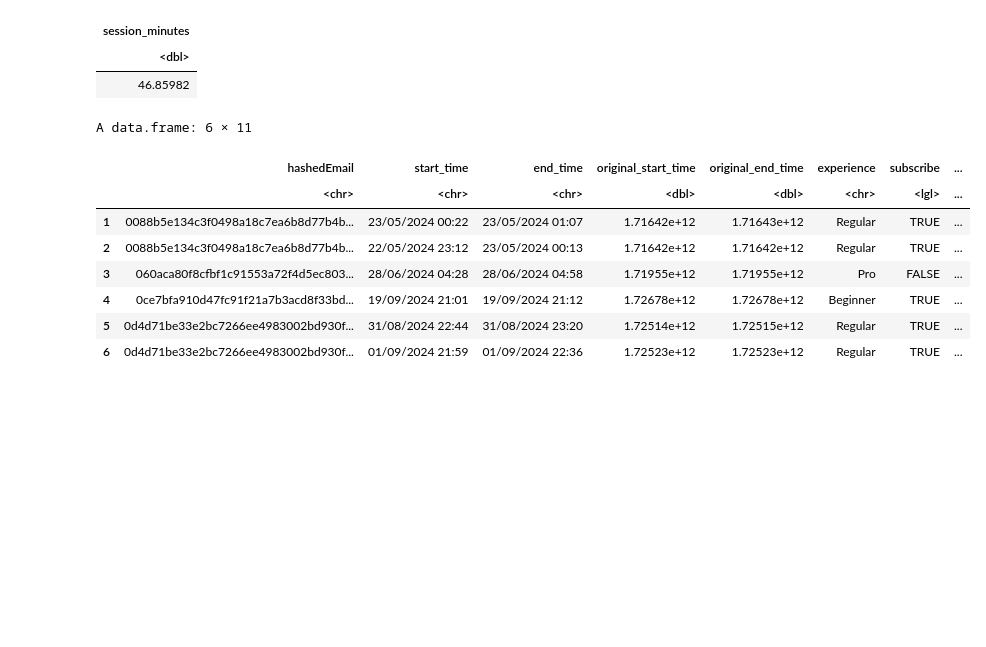
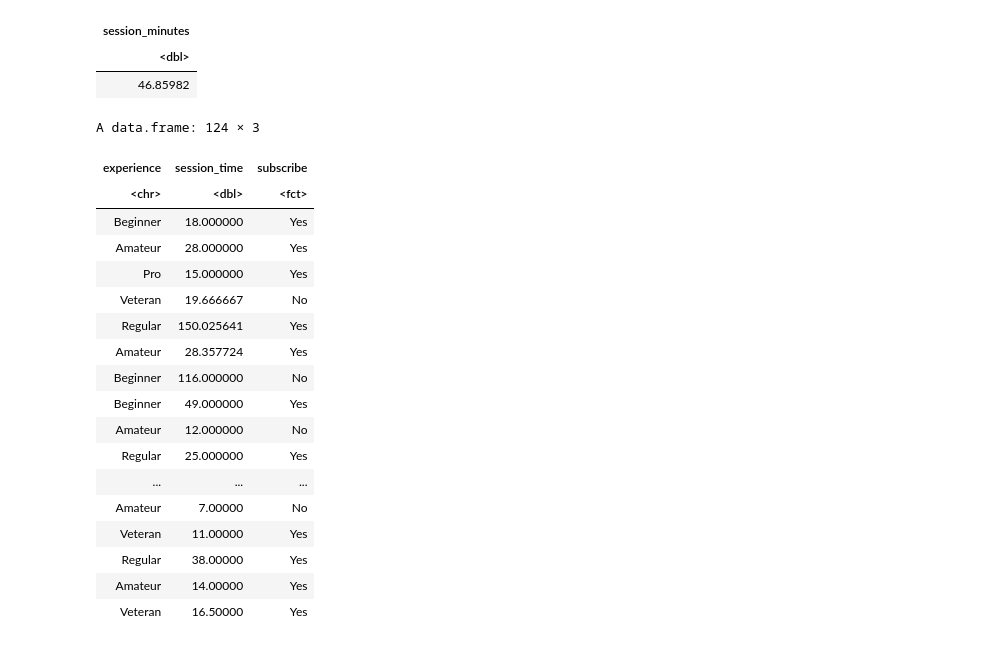
Before and after one commit to garyzhang25/DSCI-100-Group-Project, a Jupyter notebook: group_dsci.ipynb, the cells around one changed output. Cells and saved outputs as stored; diff of their text form; code cells hidden in the pictures; blank space fills up the shorter version.

Commit message:
Fully cleaned and wrangled

```diff
--- a/group_dsci.ipynb
+++ b/group_dsci.ipynb
@@ -205,15 +205,55 @@ A tibble: 1 × 1
 | <dbl> |
 | 46.85982 |
 # %%
-merged_data <- merge(sessions_data, players_data,by = "hashedEmail")
-head(merged_data)
+#combined data frames and added session time
+merged_data <- merge(sessions_data, players_data,by = "hashedEmail")|>
+    separate(start_time,
+           into = c("start_date", "start_time"),
+           sep = " ",
+           convert = TRUE) |>
+  separate(end_time,
+           into = c("end_date", "end_time"),
+           sep = " ",
+           convert = TRUE) |>
+  separate(start_time,
+           into = c("start_hour", "start_minute"),
+           sep = ":",
+           convert = TRUE) |>
+  separate(end_time,
+           into = c("end_hour", "end_minute"),
+           sep = ":",
+           convert = TRUE) |>
+  mutate(start_minute_of_day = start_hour*60 + start_minute) |>
+  mutate(end_minute_of_day = end_hour*60 + end_minute) |>
+  mutate(session_minutes = end_minute_of_day - start_minute_of_day) |>
+  filter(session_minutes >= 0) |>
+  select(name, session_minutes, experience, subscribe)|>
+  group_by(name) |>
+  summarize(session_time = mean(session_minutes))
+
+#one name per session_time, select useful columns, and convert subscribe to factor type
+clean_data <- merge(players_data, merged_data, by = "name")|>
+  select(experience, session_time, subscribe) |>
+  mutate(subscribe = as_factor(subscribe))|>
+  mutate(subscribe = fct_recode(subscribe, "Yes" = "TRUE", "No" = "FALSE"))
+clean_data
 # %% [output]
-A data.frame: 6 × 11
+A data.frame: 124 × 3
-|  | hashedEmail | start_time | end_time | original_start_time | original_end_time | experience | subscribe | ... |
-|  | <chr> | <chr> | <chr> | <dbl> | <dbl> | <chr> | <lgl> | ... |
-| 1 | 0088b5e134c3f0498a18c7ea6b8d77b4b... | 23/05/2024 00:22 | 23/05/2024 01:07 | 1.71642e+12 | 1.71643e+12 | Regular | TRUE | ... |
-| 2 | 0088b5e134c3f0498a18c7ea6b8d77b4b... | 22/05/2024 23:12 | 23/05/2024 00:13 | 1.71642e+12 | 1.71642e+12 | Regular | TRUE | ... |
-| 3 | 060aca80f8cfbf1c91553a72f4d5ec803... | 28/06/2024 04:28 | 28/06/2024 04:58 | 1.71955e+12 | 1.71955e+12 | Pro | FALSE | ... |
-| 4 | 0ce7bfa910d47fc91f21a7b3acd8f33bd... | 19/09/2024 21:01 | 19/09/2024 21:12 | 1.72678e+12 | 1.72678e+12 | Beginner | TRUE | ... |
-| 5 | 0d4d71be33e2bc7266ee4983002bd930f... | 31/08/2024 22:44 | 31/08/2024 23:20 | 1.72514e+12 | 1.72515e+12 | Regular | TRUE | ... |
-| 6 | 0d4d71be33e2bc7266ee4983002bd930f... | 01/09/2024 21:59 | 01/09/2024 22:36 | 1.72523e+12 | 1.72523e+12 | Regular | TRUE | ... |
+| experience | session_time | subscribe |
+| <chr> | <dbl> | <fct> |
+| Beginner | 18.000000 | Yes |
+| Amateur | 28.000000 | Yes |
+| Pro | 15.000000 | Yes |
+| Veteran | 19.666667 | No |
+| Regular | 150.025641 | Yes |
+| Amateur | 28.357724 | Yes |
+| Beginner | 116.000000 | No |
+| Beginner | 49.000000 | Yes |
+| Amateur | 12.000000 | No |
+| Regular | 25.000000 | Yes |
+| ... | ... | ... |
+| Amateur | 7.00000 | No |
+| Veteran | 11.00000 | Yes |
+| Regular | 38.00000 | Yes |
+| Amateur | 14.00000 | Yes |
+| Veteran | 16.50000 | Yes |
```
